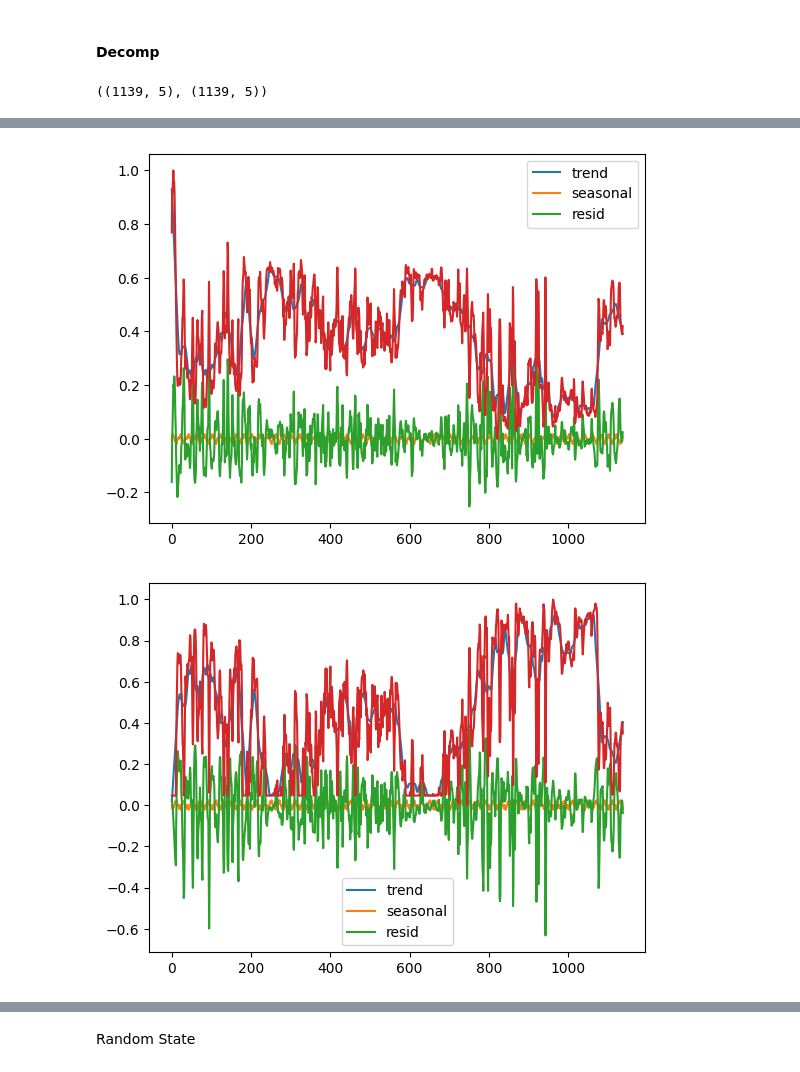
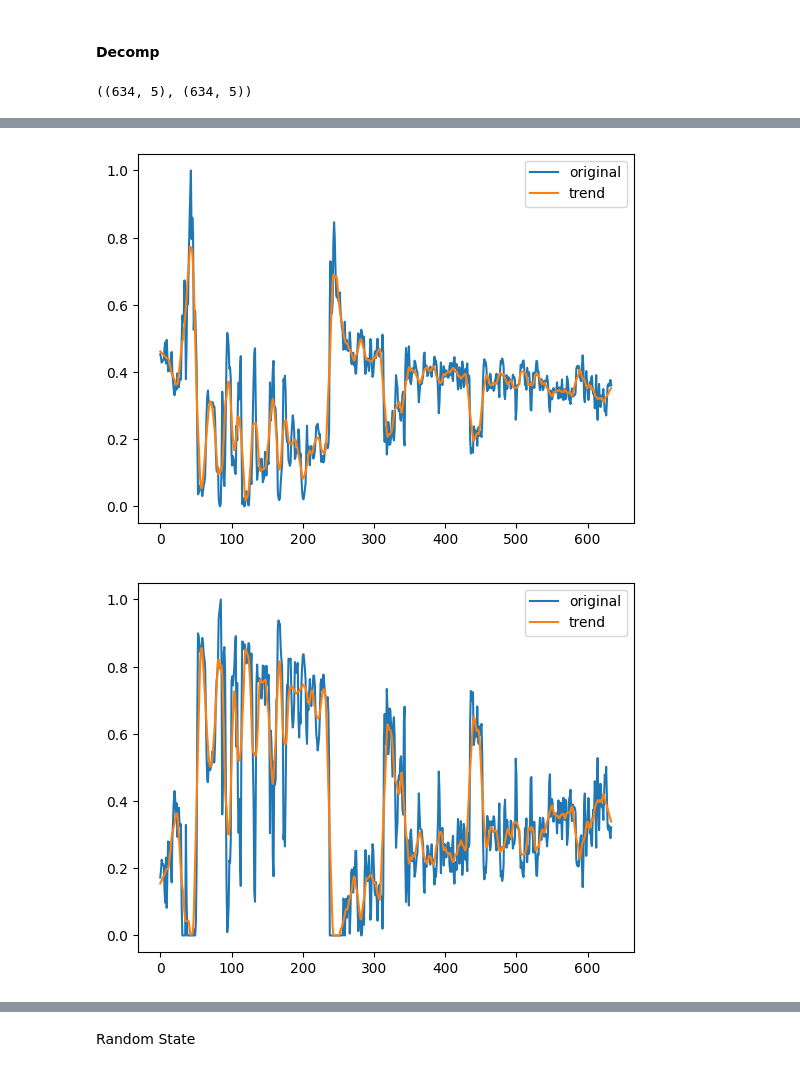
Before and after one commit to felipecostapereira/SYSID_well_logs, a Jupyter notebook: regression_decomp_DT_filter.ipynb, the cells around one changed output, grey strips where cells are left out. Drawn from its saved outputs; the diff is of its cells as text; code cells hidden in the pictures.

Commit message:
decomp all

```diff
--- a/regression_decomp_DT_filter.ipynb
+++ b/regression_decomp_DT_filter.ipynb
@@ -155,17 +155,17 @@ def decomp(X_tr,X_te,y_tr,y_te,period=50):
     extrapolate_trend = 5
     return seasonal_decompose(X_tr, period=period, extrapolate_trend=extrapolate_trend), seasonal_decompose(X_te, period=period, extrapolate_trend=extrapolate_trend), seasonal_decompose(y_tr, period=period, extrapolate_trend=extrapolate_trend), seasonal_decompose(y_te, period=period, extrapolate_trend=extrapolate_trend)
 # %%
-X_tr_dec, X_te_dec, y_tr_dec, y_te_dec = decomp(X_tr,X_te,y_tr,y_te,period=20)
+X_tr_dec, X_te_dec, y_tr_dec, y_te_dec = decomp(X_tr,X_te,y_tr,y_te,period=10)
 # %%
-for i in range(X_tr_dec.trend.shape[1]):
+for i in range(X_te_dec.trend.shape[1]):
     plt.figure()
-    plt.plot(X_tr_dec.trend[:,i], label='trend')
-    plt.plot(X_tr_dec.seasonal[:,i], label='seasonal')
-    plt.plot(X_tr_dec.resid[:,i], label='resid')
+    plt.plot(X_te[:,i], label='original')
+    plt.plot(X_te_dec.trend[:,i], label='trend')
+    # plt.plot(X_tr_dec.seasonal[:,i], label='seasonal')
+    # plt.plot(X_tr_dec.resid[:,i], label='resid')
     plt.legend()
-    plt.plot(X_tr[:,i], label='original')
     pass;
 
-X_tr_dec.trend.shape, X_tr.shape
+X_te_dec.trend.shape, X_te.shape
 # %% [output]
-((1139, 5), (1139, 5))
+((634, 5), (634, 5))
@@ -174,2 +174,2 @@ X_tr_dec.trend.shape, X_tr.shape
-[figure, old version]
+[figure, new version]
-[figure, old version]
+[figure, new version]
```
Also changed, not shown: parts of 9 cells of this notebook.
